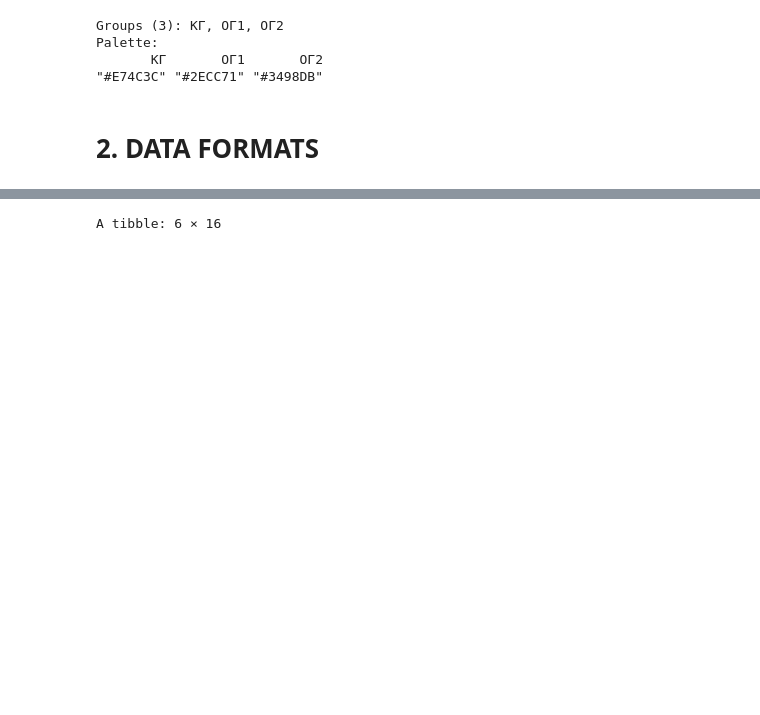
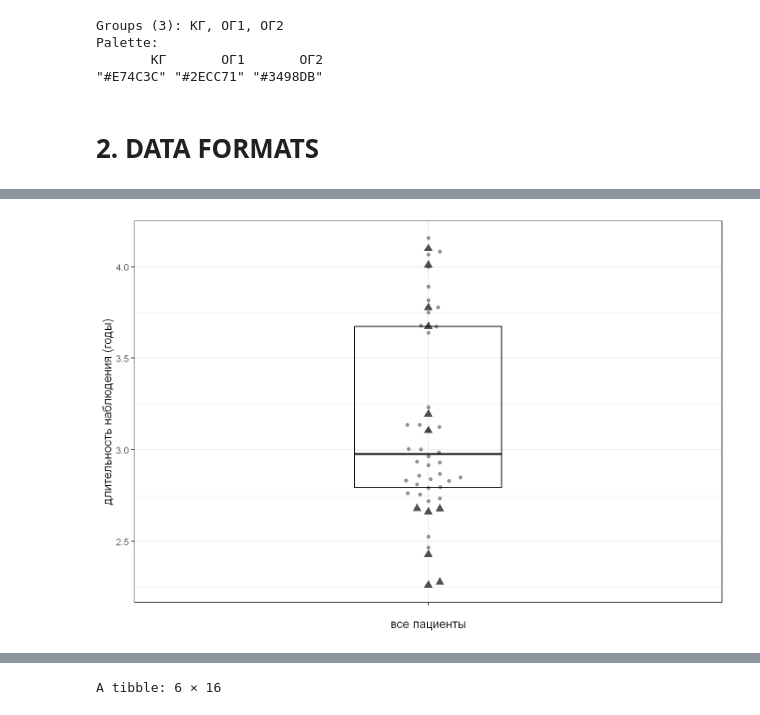
Before and after one commit to maat4maat/lor01, a Jupyter notebook: jupyter/time-event-template.ipynb, the cells around one changed output, grey strips where cells are left out. Saved outputs shown, nothing was run; the diff lists cells and outputs as text; code cells hidden in the pictures; blank space fills up the shorter version.

```diff
--- a/jupyter/time-event-template.ipynb
+++ b/jupyter/time-event-template.ipynb
@@ -139,0 +191,33 @@ Palette:
+# %%
+# ---- Follow-up time: beeswarm — all patients ----
+
+fup_all_df <- patient_df |>
+  mutate(fup_years = followup / 365.25)
+
+y_breaks <- seq(0, ceiling(max(fup_all_df$fup_years)), by = 0.5)
+
+fup_beeswarm_all <- ggplot(fup_all_df, aes(x = "", y = fup_years)) +
+  geom_beeswarm(
+    data   = ~subset(., reop1 == 0 & reop2 == 0),
+    cex = 2.5, size = 2.0, shape = 16, alpha = 0.7, colour = "grey40"
+  ) +
+  geom_beeswarm(
+    data   = ~subset(., reop1 == 1 | reop2 == 1),
+    cex = 2.5, size = 3.8, shape = 17, alpha = 0.85, colour = "grey20"
+  ) +
+  stat_summary(
+    fun.data = median_hilow, fun.args = list(conf.int = 0.5),
+    geom = "crossbar", width = 0.3, linewidth = 0.6,
+    colour = "black", fatten = 2
+  ) +
+  scale_y_continuous(breaks = y_breaks) +
+  labs(
+    x        = "все пациенты",
+    y        = "длительность наблюдения (годы)"
+  ) +
+  theme_bw(base_size = 16)
+
+
+print(fup_beeswarm_all)
+# %% [output]
+[figure, added]
```
Also changed, not shown: parts of 20 cells of this notebook.
